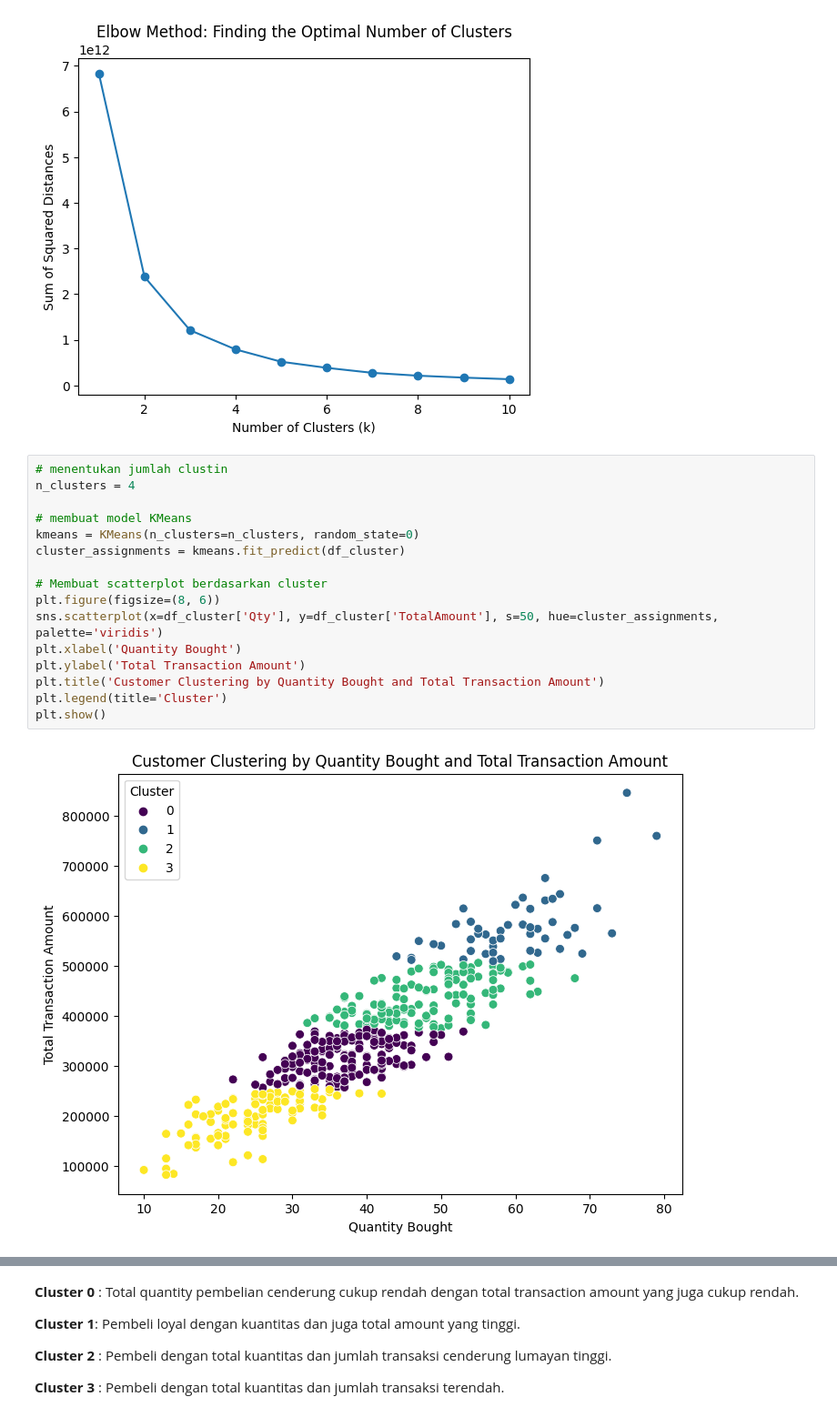
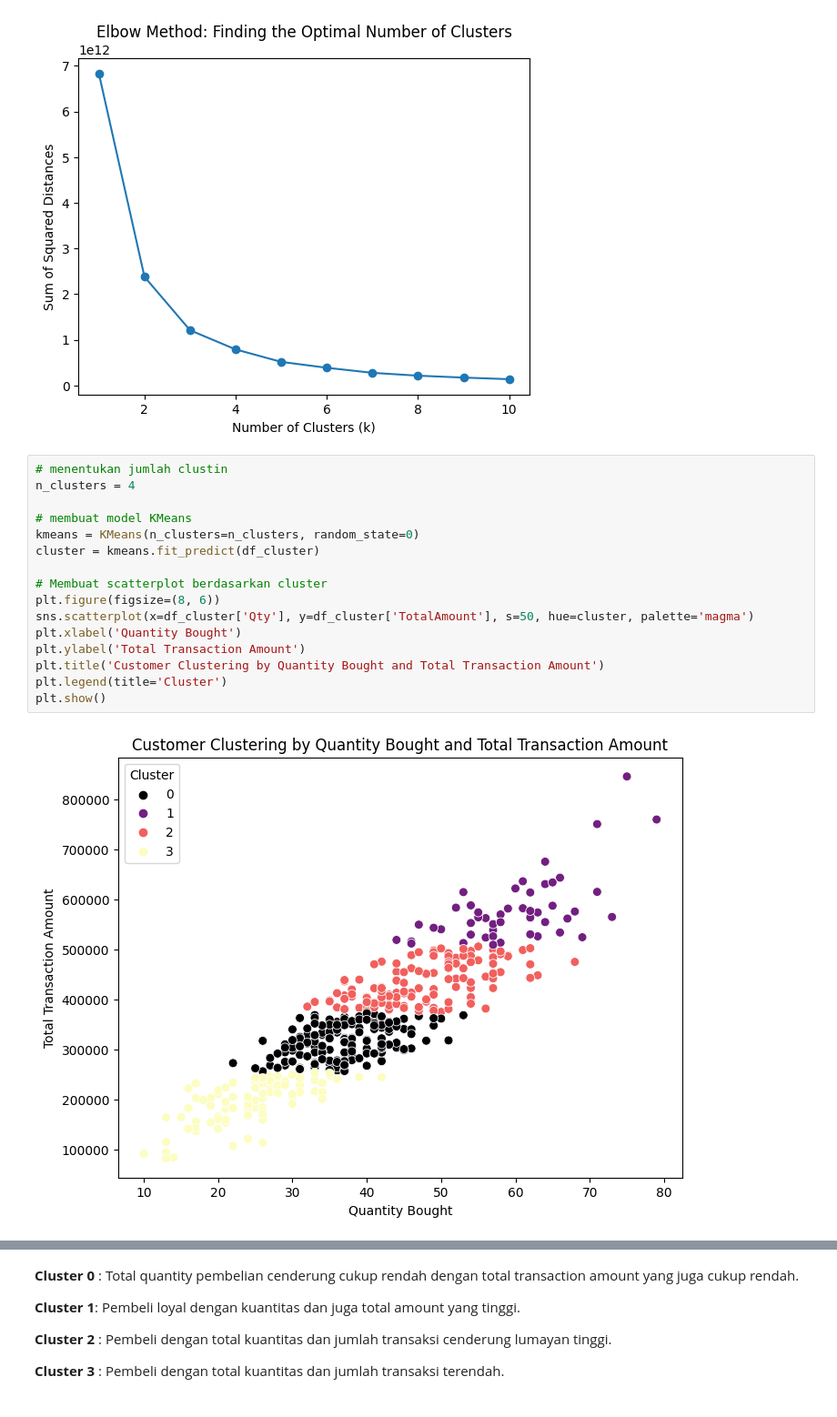
Before and after one commit to chania-dwintania/FinalTask_Kalbe_DS_Chania-Dwintania, a Jupyter notebook: FinalTask_Kalbe_DS_Chania_Dwintania.ipynb, the cells around one changed output, grey strips where cells are left out. Shown at 91% size. Drawn from its saved outputs; the diff is of its cells as text.

```diff
--- a/FinalTask_Kalbe_DS_Chania_Dwintania.ipynb
+++ b/FinalTask_Kalbe_DS_Chania_Dwintania.ipynb
@@ -496,19 +496,19 @@ plt.show()
 # %%
 # menentukan jumlah clustin
 n_clusters = 4
 
 # membuat model KMeans
 kmeans = KMeans(n_clusters=n_clusters, random_state=0)
-cluster_assignments = kmeans.fit_predict(df_cluster)
+cluster = kmeans.fit_predict(df_cluster)
 
 # Membuat scatterplot berdasarkan cluster
 plt.figure(figsize=(8, 6))
-sns.scatterplot(x=df_cluster['Qty'], y=df_cluster['TotalAmount'], s=50, hue=cluster_assignments, palette='viridis')
+sns.scatterplot(x=df_cluster['Qty'], y=df_cluster['TotalAmount'], s=50, hue=cluster, palette='magma')
 plt.xlabel('Quantity Bought')
 plt.ylabel('Total Transaction Amount')
 plt.title('Customer Clustering by Quantity Bought and Total Transaction Amount')
 plt.legend(title='Cluster')
 plt.show()
 # %% [output]
-[figure, old version]
+[figure, new version]
 # %%
```
Also changed, not shown: parts of 1 cell of this notebook, 1 other file.
